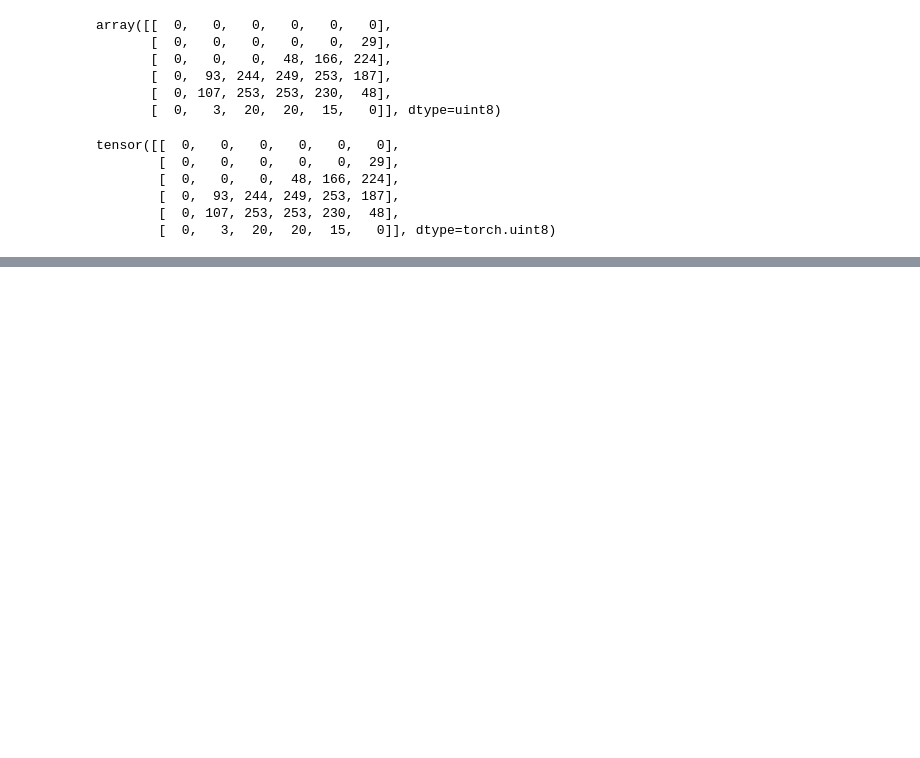
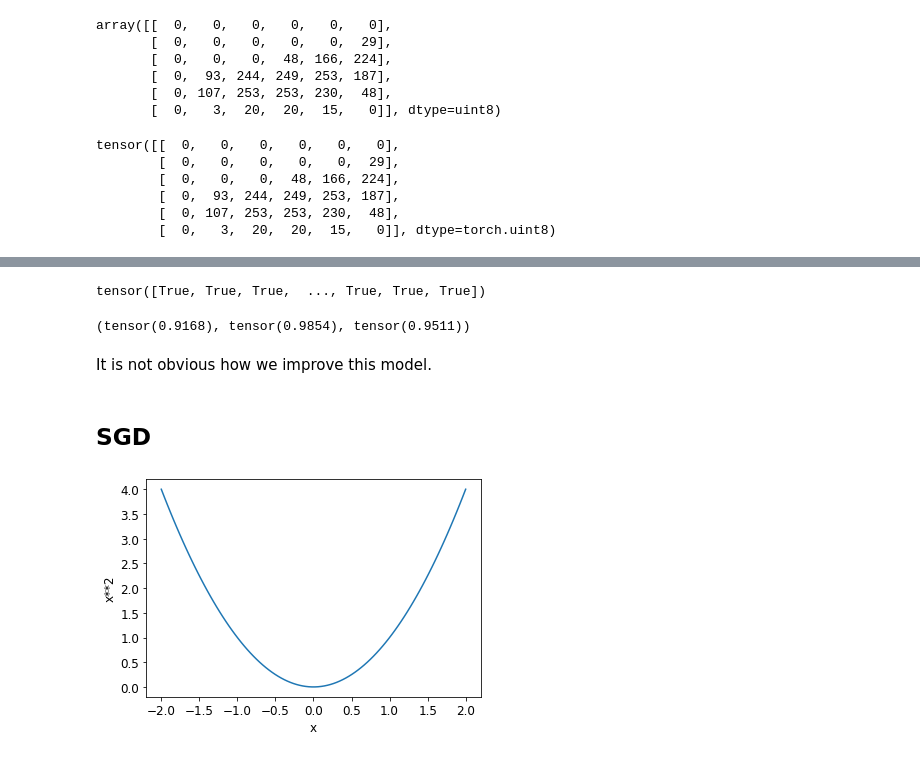
Before and after one commit to bwbelljr/fastaiv2, a Jupyter notebook: Lesson 3, part 2.ipynb, the cells around one changed output, grey strips where cells are left out. Cells and saved outputs as stored; diff of their text form; code cells hidden in the pictures; blank space fills up the shorter version.

```diff
--- a/Lesson 3, part 2.ipynb
+++ b/Lesson 3, part 2.ipynb
@@ -97,0 +325,22 @@ tensor([[  0,   0,   0,   0,   0,   0],
+# %%
+is_3(valid_3_tens)
+# %% [output]
+tensor([True, True, True,  ..., True, True, True])
+# %%
+accuracy_3s = is_3(valid_3_tens).float().mean()
+accuracy_7s = (1 - is_3(valid_7_tens).float()).mean()
+
+accuracy_3s, accuracy_7s, (accuracy_3s+accuracy_7s)/2
+# %% [output]
+(tensor(0.9168), tensor(0.9854), tensor(0.9511))
+# %% [markdown]
+It is not obvious how we improve this model.
+# %% [markdown]
+## SGD
+# %%
+def f(x):
+  return x**2
+# %%
+plot_function(f, 'x', 'x**2')
+# %% [output]
+[figure, added]
```
Also changed, not shown: parts of 72 cells of this notebook.
